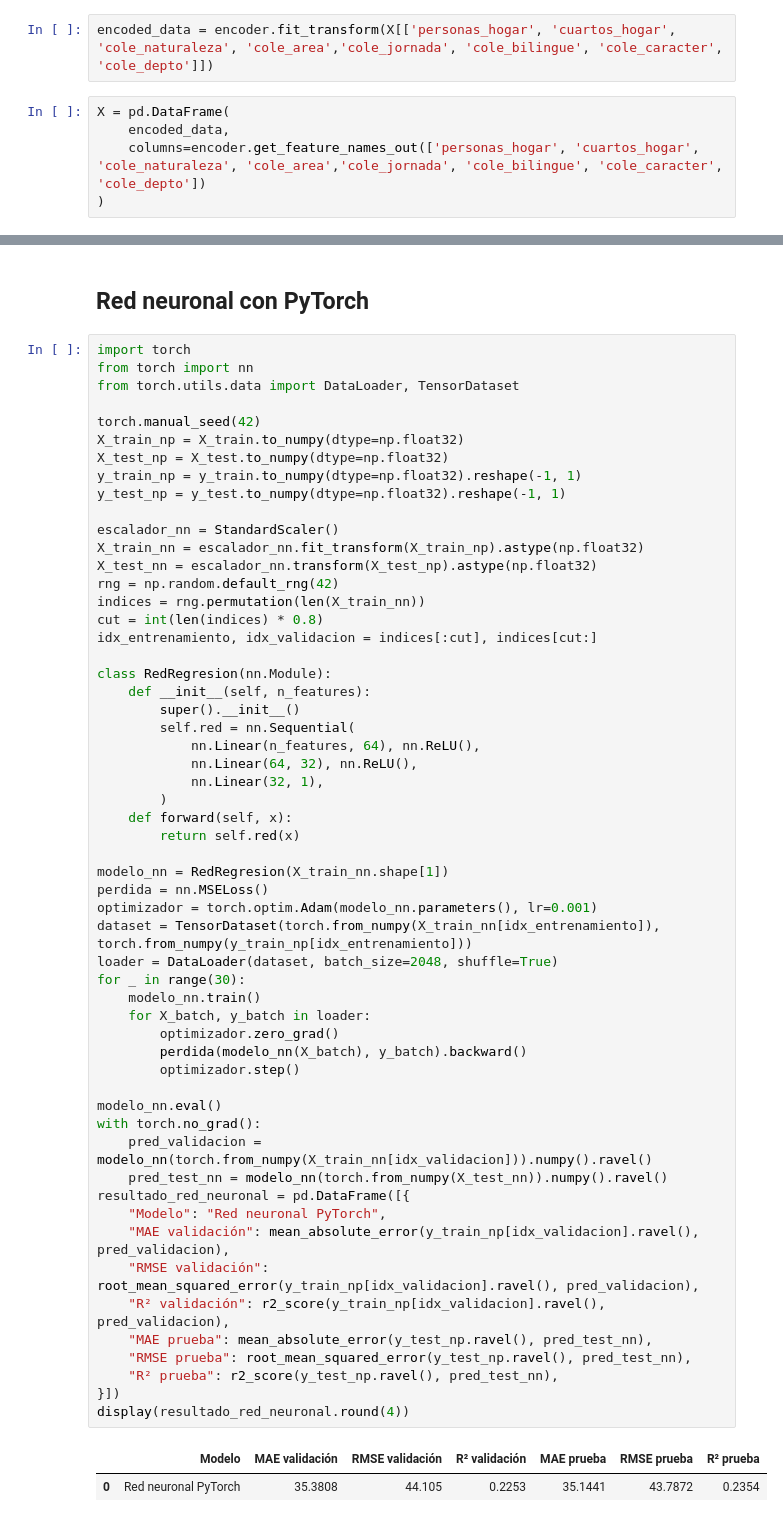
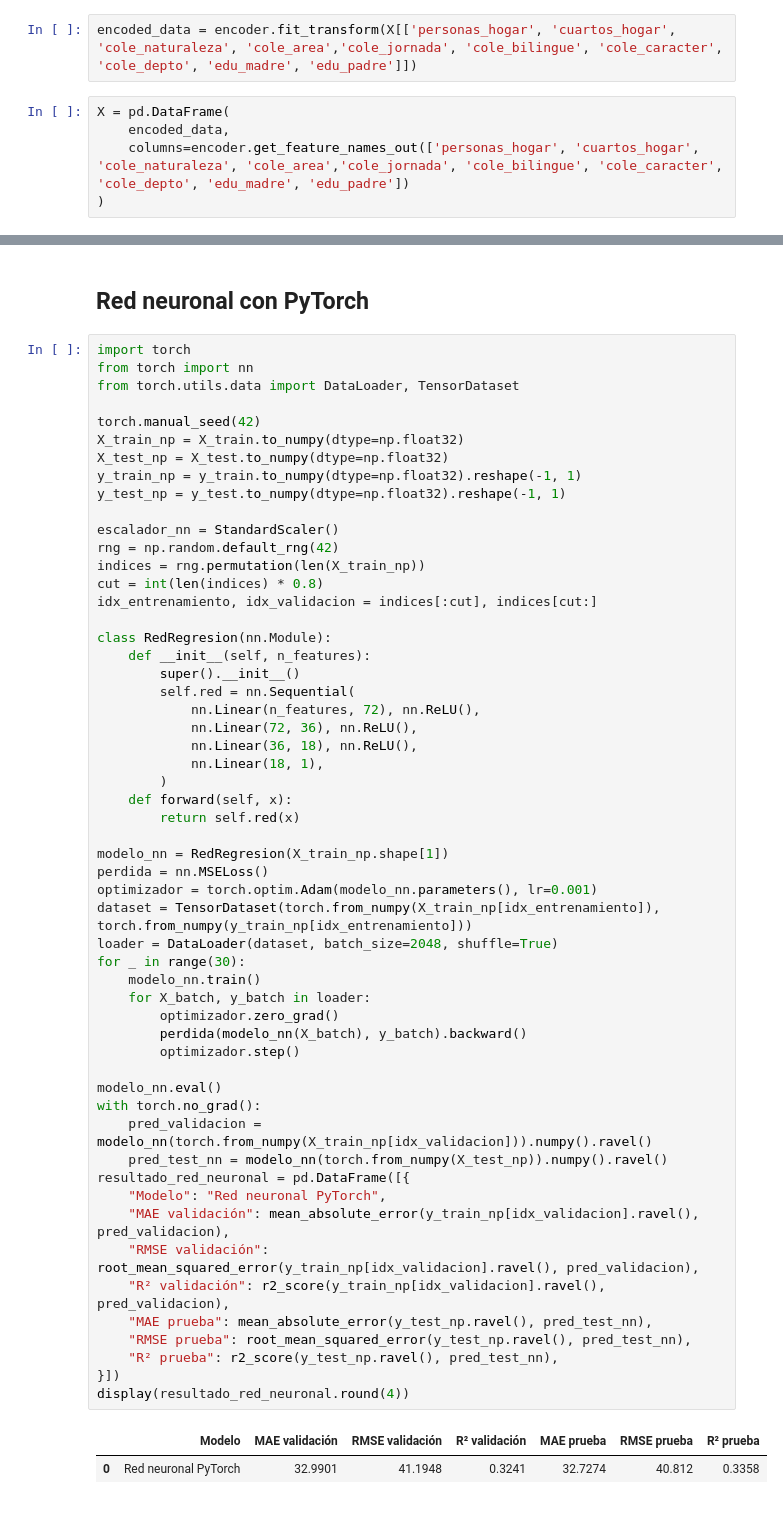
Before and after one commit to Dalzsfn/icfes-analisis, a Jupyter notebook: notebooks/icfes.ipynb, the cells around one changed output, grey strips where cells are left out. Drawn from its saved outputs; the diff is of its cells as text.

Commit message:
Comparacion entre modelos

```diff
--- a/notebooks/icfes.ipynb
+++ b/notebooks/icfes.ipynb
@@ -417,9 +428,9 @@ memory usage: 18.2+ MB
 # %%
-encoded_data = encoder.fit_transform(X[['personas_hogar', 'cuartos_hogar', 'cole_naturaleza', 'cole_area','cole_jornada', 'cole_bilingue', 'cole_caracter', 'cole_depto']])
+encoded_data = encoder.fit_transform(X[['personas_hogar', 'cuartos_hogar', 'cole_naturaleza', 'cole_area','cole_jornada', 'cole_bilingue', 'cole_caracter', 'cole_depto', 'edu_madre', 'edu_padre']])
 # %%
 X = pd.DataFrame(
     encoded_data,
-    columns=encoder.get_feature_names_out(['personas_hogar', 'cuartos_hogar', 'cole_naturaleza', 'cole_area','cole_jornada', 'cole_bilingue', 'cole_caracter', 'cole_depto'])
+    columns=encoder.get_feature_names_out(['personas_hogar', 'cuartos_hogar', 'cole_naturaleza', 'cole_area','cole_jornada', 'cole_bilingue', 'cole_caracter', 'cole_depto', 'edu_madre', 'edu_padre'])
 )
 # %%
 X.info()
@@ -557,10 +551,8 @@ y_train_np = y_train.to_numpy(dtype=np.float32).reshape(-1, 1)
 y_test_np = y_test.to_numpy(dtype=np.float32).reshape(-1, 1)
 
 escalador_nn = StandardScaler()
-X_train_nn = escalador_nn.fit_transform(X_train_np).astype(np.float32)
-X_test_nn = escalador_nn.transform(X_test_np).astype(np.float32)
 rng = np.random.default_rng(42)
-indices = rng.permutation(len(X_train_nn))
+indices = rng.permutation(len(X_train_np))
 cut = int(len(indices) * 0.8)
 idx_entrenamiento, idx_validacion = indices[:cut], indices[cut:]
 
@@ -568,39 +560,40 @@ class RedRegresion(nn.Module):
     def __init__(self, n_features):
         super().__init__()
         self.red = nn.Sequential(
-            nn.Linear(n_features, 64), nn.ReLU(),
-            nn.Linear(64, 32), nn.ReLU(),
-            nn.Linear(32, 1),
+            nn.Linear(n_features, 72), nn.ReLU(),
+            nn.Linear(72, 36), nn.ReLU(),
+            nn.Linear(36, 18), nn.ReLU(),
+            nn.Linear(18, 1),
         )
     def forward(self, x):
         return self.red(x)
 
-modelo_nn = RedRegresion(X_train_nn.shape[1])
+modelo_nn = RedRegresion(X_train_np.shape[1])
 perdida = nn.MSELoss()
 optimizador = torch.optim.Adam(modelo_nn.parameters(), lr=0.001)
-dataset = TensorDataset(torch.from_numpy(X_train_nn[idx_entrenamiento]), torch.from_numpy(y_train_np[idx_entrenamiento]))
+dataset = TensorDataset(torch.from_numpy(X_train_np[idx_entrenamiento]), torch.from_numpy(y_train_np[idx_entrenamiento]))
 loader = DataLoader(dataset, batch_size=2048, shuffle=True)
 for _ in range(30):
     modelo_nn.train()
     for X_batch, y_batch in loader:
         optimizador.zero_grad()
         perdida(modelo_nn(X_batch), y_batch).backward()
         optimizador.step()
 
 modelo_nn.eval()
 with torch.no_grad():
-    pred_validacion = modelo_nn(torch.from_numpy(X_train_nn[idx_validacion])).numpy().ravel()
-    pred_test_nn = modelo_nn(torch.from_numpy(X_test_nn)).numpy().ravel()
+    pred_validacion = modelo_nn(torch.from_numpy(X_train_np[idx_validacion])).numpy().ravel()
+    pred_test_nn = modelo_nn(torch.from_numpy(X_test_np)).numpy().ravel()
 resultado_red_neuronal = pd.DataFrame([{
     "Modelo": "Red neuronal PyTorch",
     "MAE validación": mean_absolute_error(y_train_np[idx_validacion].ravel(), pred_validacion),
     "RMSE validación": root_mean_squared_error(y_train_np[idx_validacion].ravel(), pred_validacion),
     "R² validación": r2_score(y_train_np[idx_validacion].ravel(), pred_validacion),
     "MAE prueba": mean_absolute_error(y_test_np.ravel(), pred_test_nn),
     "RMSE prueba": root_mean_squared_error(y_test_np.ravel(), pred_test_nn),
     "R² prueba": r2_score(y_test_np.ravel(), pred_test_nn),
 }])
 display(resultado_red_neuronal.round(4))
 # %% [output]
 |  | Modelo | MAE validación | RMSE validación | R² validación | MAE prueba | RMSE prueba | R² prueba |
-| 0 | Red neuronal PyTorch | 35.3808 | 44.105 | 0.2253 | 35.1441 | 43.7872 | 0.2354 |
+| 0 | Red neuronal PyTorch | 32.9901 | 41.1948 | 0.3241 | 32.7274 | 40.812 | 0.3358 |
```
Also changed, not shown: parts of 7 cells of this notebook.
